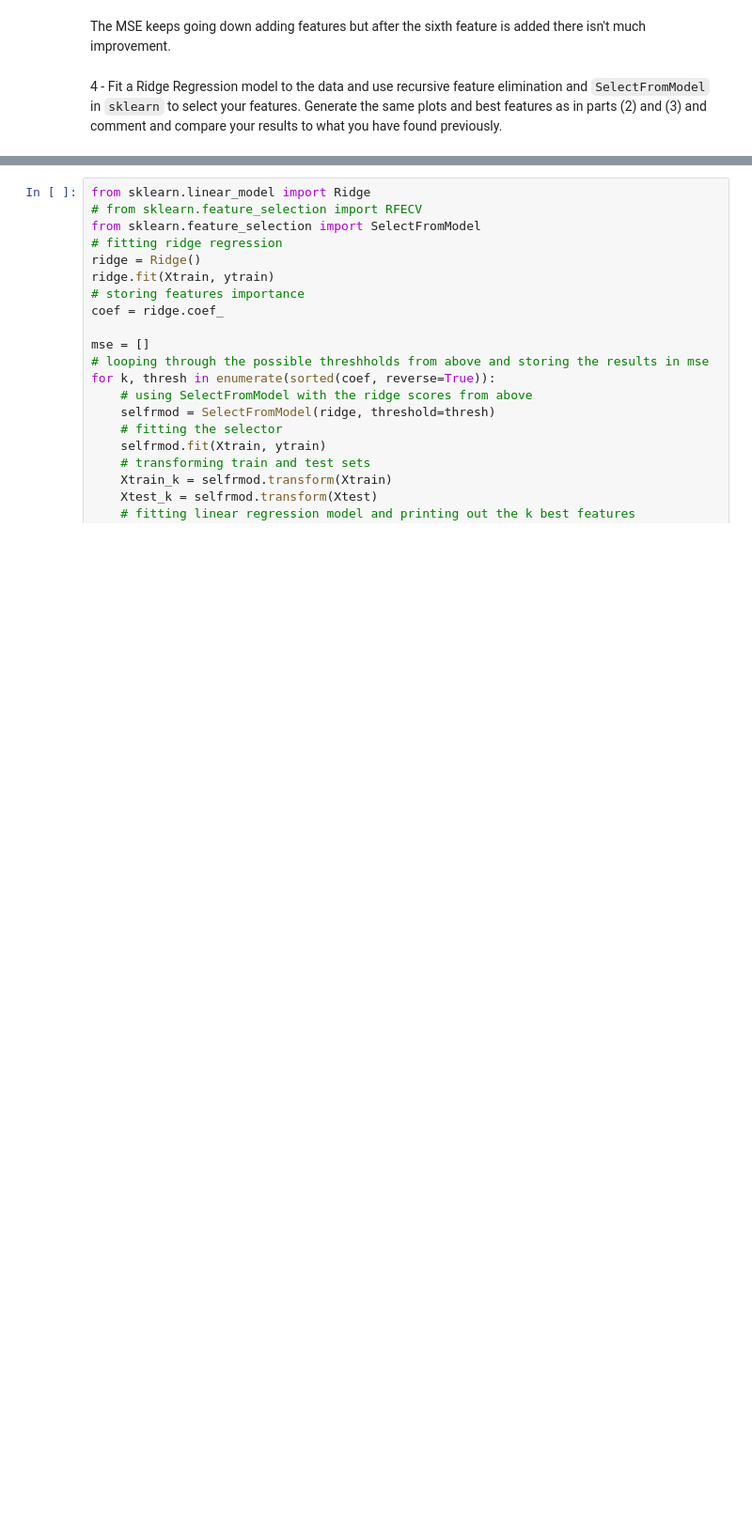
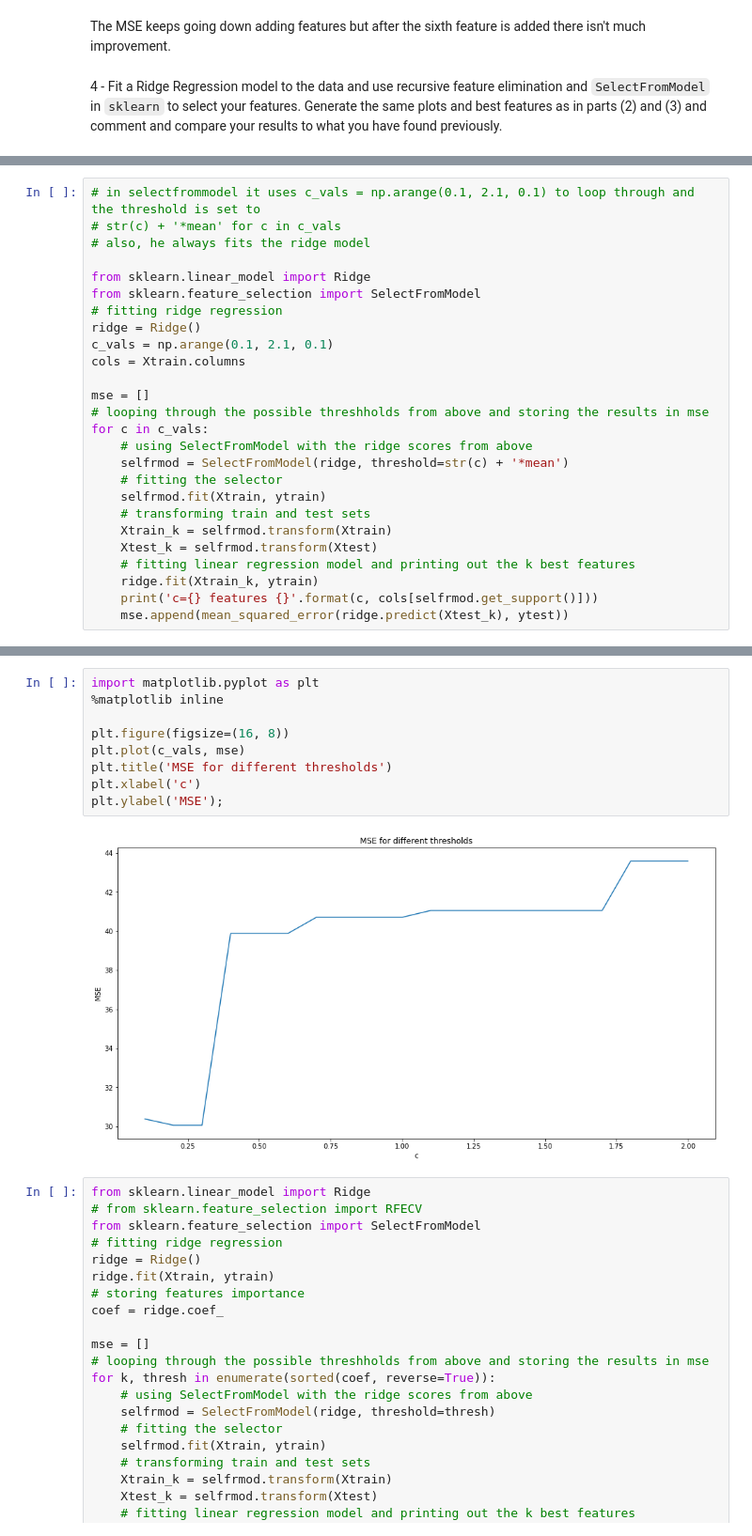
Before and after one commit to aleph314/K2, a Jupyter notebook: Data Preprocessing/Preprocessing_exercise.ipynb, the cells around one changed output, grey strips where cells are left out. Shown at 94% size. Drawn from its saved outputs; the diff is of its cells as text; blank space fills up the shorter version.

```diff
--- a/Data Preprocessing/Preprocessing_exercise.ipynb
+++ b/Data Preprocessing/Preprocessing_exercise.ipynb
@@ -584,0 +699,26 @@ The MSE keeps going down adding features but after the sixth feature is added th
+# %%
+# in selectfrommodel it uses c_vals = np.arange(0.1, 2.1, 0.1) to loop through and the threshold is set to
+# str(c) + '*mean' for c in c_vals
+# also, he always fits the ridge model
+
+from sklearn.linear_model import Ridge
+from sklearn.feature_selection import SelectFromModel
+# fitting ridge regression
+ridge = Ridge()
+c_vals = np.arange(0.1, 2.1, 0.1)
+cols = Xtrain.columns
+
+mse = []
+# looping through the possible threshholds from above and storing the results in mse
+for c in c_vals:
+    # using SelectFromModel with the ridge scores from above
+    selfrmod = SelectFromModel(ridge, threshold=str(c) + '*mean')
+    # fitting the selector
+    selfrmod.fit(Xtrain, ytrain)
+    # transforming train and test sets
+    Xtrain_k = selfrmod.transform(Xtrain)
+    Xtest_k = selfrmod.transform(Xtest)
+    # fitting linear regression model and printing out the k best features
+    ridge.fit(Xtrain_k, ytrain)
+    print('c={} features {}'.format(c, cols[selfrmod.get_support()]))
+    mse.append(mean_squared_error(ridge.predict(Xtest_k), ytest))
@@ -585,3 +769,14 @@ The MSE keeps going down adding features but after the sixth feature is added th
+# %%
+import matplotlib.pyplot as plt
+%matplotlib inline
+
+plt.figure(figsize=(16, 8))
+plt.plot(c_vals, mse)
+plt.title('MSE for different thresholds')
+plt.xlabel('c')
+plt.ylabel('MSE');
+# %% [output]
+[figure, added]
 # %%
 from sklearn.linear_model import Ridge
 # from sklearn.feature_selection import RFECV
```
Also changed, not shown: parts of 14 cells of this notebook.
